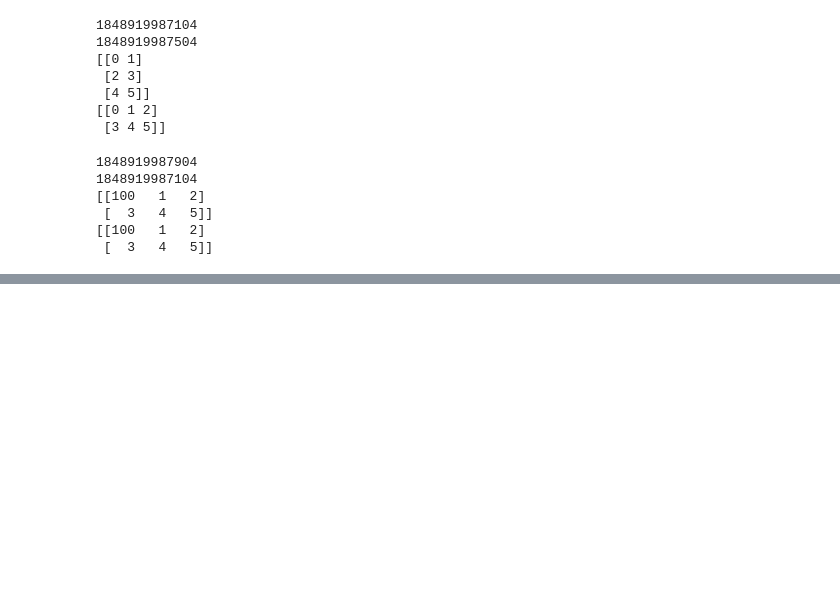
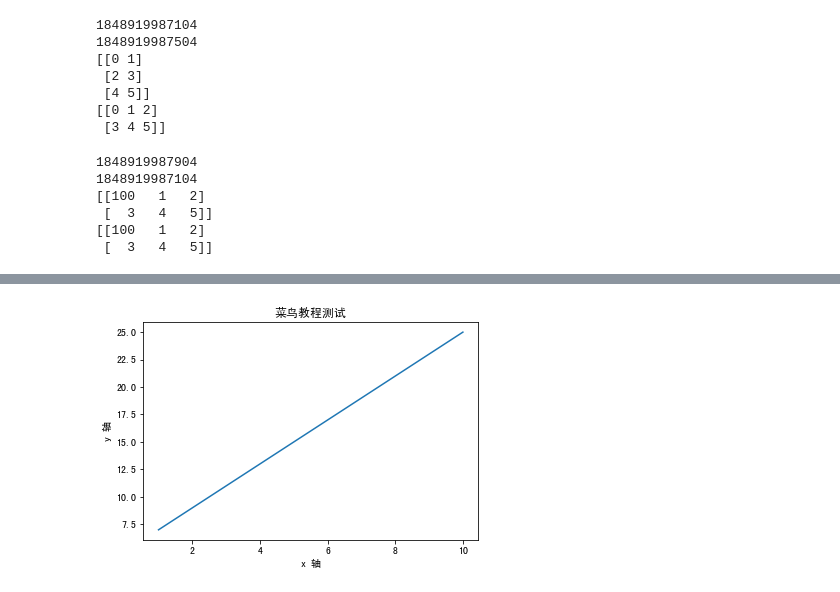
Before and after one commit to ZhangRuitian-lee/Practice, a Jupyter notebook: Numpy-Runnob.ipynb, the cells around one changed output, grey strips where cells are left out. Cells and saved outputs as stored; diff of their text form; code cells hidden in the pictures; blank space fills up the shorter version.

```diff
--- a/Numpy-Runnob.ipynb
+++ b/Numpy-Runnob.ipynb
@@ -508,0 +520,13 @@ print(a)
+# %%
+import matplotlib
+a=sorted([f.name for f in matplotlib.font_manager.fontManager.ttflist])
+plt.rcParams['font.family']=['SimHei']
+x = np.arange(1,11)
+y = 2 * x + 5
+plt.plot(x,y)
+plt.title('菜鸟教程测试')
+plt.xlabel('x 轴')
+plt.ylabel('y 轴')
+plt.show()
+# %% [output]
+[figure, added]
```
Also changed, not shown: parts of 8 cells of this notebook.
